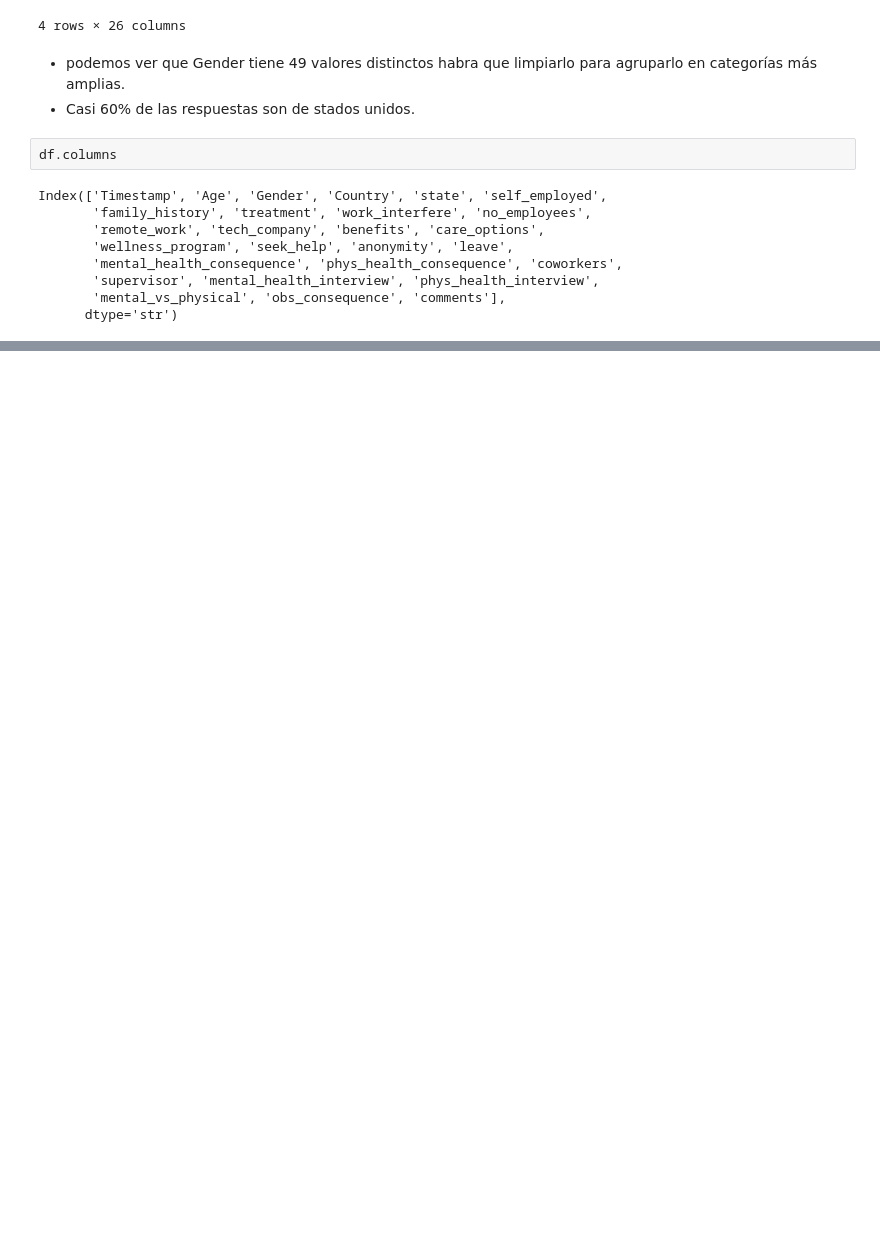
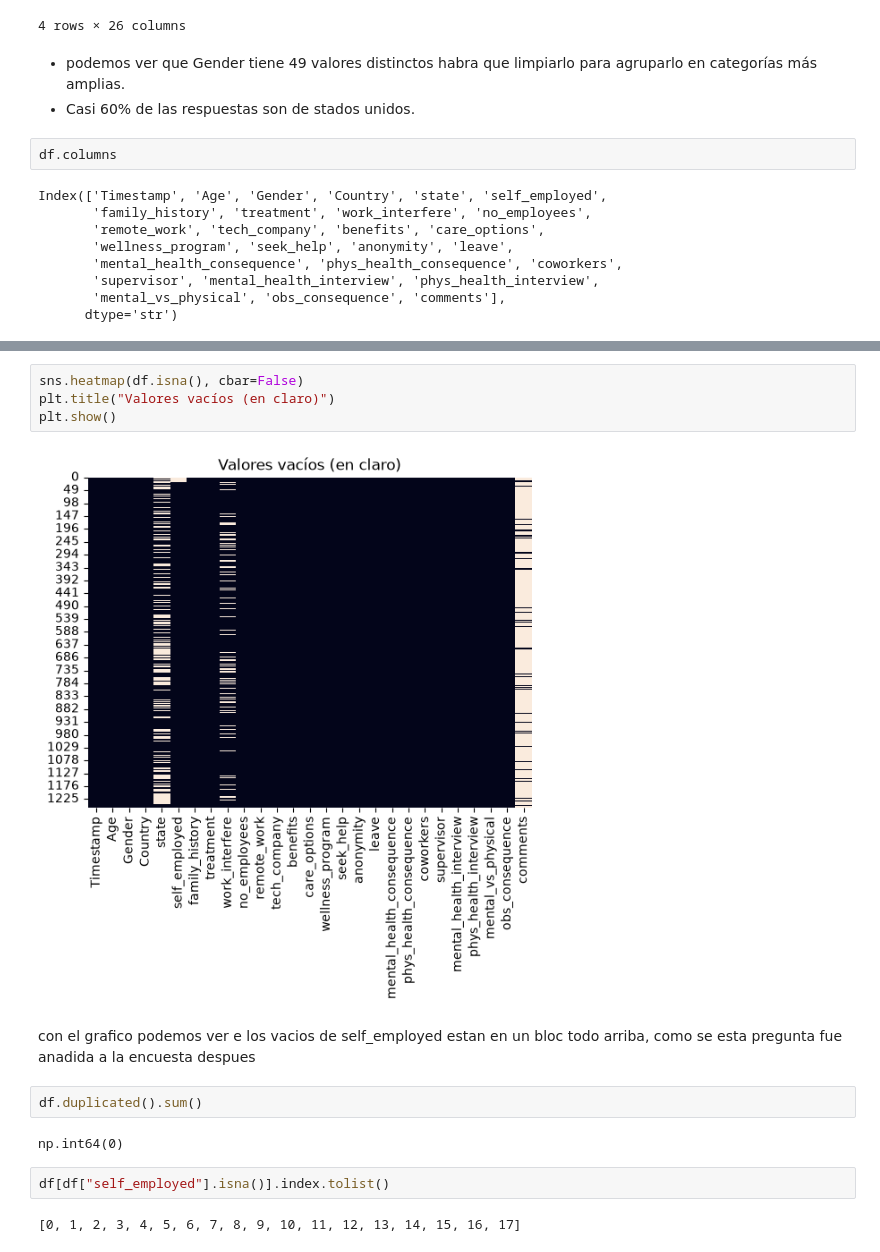
Before and after one commit to IA-P1-BCN/ai_project_EDA-charlotte_doulcet, a Jupyter notebook: eda.ipynb, the cells around one changed output, grey strips where cells are left out. Cells and saved outputs as stored; diff of their text form; blank space fills up the shorter version.

Commit message:
feat: data quality, missing values and duplicates

```diff
--- a/eda.ipynb
+++ b/eda.ipynb
@@ -160,0 +184,16 @@ las 27 columnas son divididas entre el perfil del encuestado , la salud mental ,
+# %%
+sns.heatmap(df.isna(), cbar=False)
+plt.title("Valores vacíos (en claro)")
+plt.show()
+# %% [output]
+[figure, added]
+# %% [markdown]
+con el grafico podemos ver e los vacios de self_employed estan en un bloc todo arriba, como se esta pregunta fue anadida a la encuesta despues
+# %%
+df.duplicated().sum()
+# %% [output]
+np.int64(0)
+# %%
+df[df["self_employed"].isna()].index.tolist()
+# %% [output]
+[0, 1, 2, 3, 4, 5, 6, 7, 8, 9, 10, 11, 12, 13, 14, 15, 16, 17]
```
Also changed, not shown: parts of 6 cells of this notebook, 1 other file.
